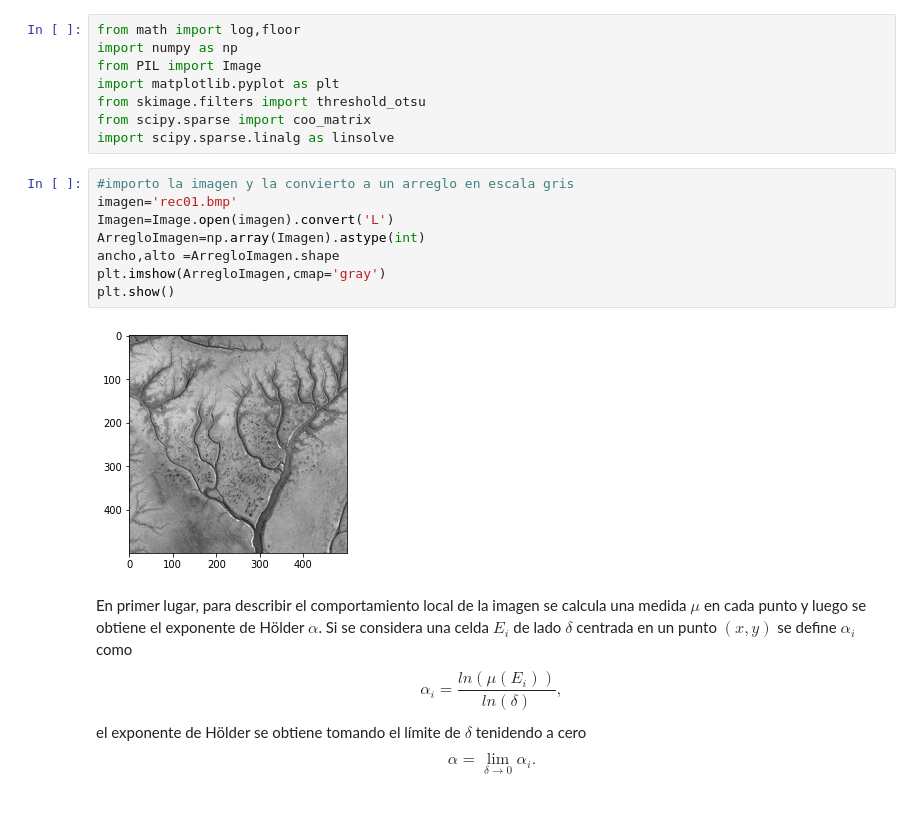
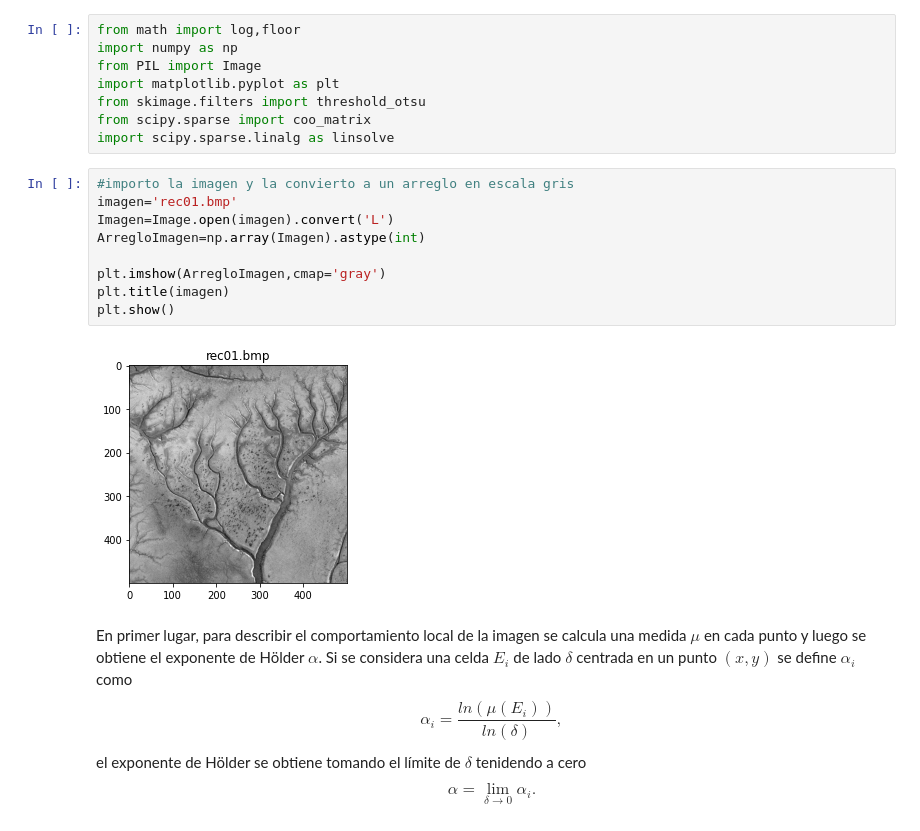
Before and after one commit to JuanCruzFM/Procesamiento-Digital-de-Imagenes, a Jupyter notebook: MultifractalBoxDimension.ipynb, the cells around one changed output. Cells and saved outputs as stored; diff of their text form.

```diff
--- a/MultifractalBoxDimension.ipynb
+++ b/MultifractalBoxDimension.ipynb
@@ -15,13 +15,14 @@ import scipy.sparse.linalg as linsolve
 # %%
 #importo la imagen y la convierto a un arreglo en escala gris
 imagen='rec01.bmp'
 Imagen=Image.open(imagen).convert('L')
 ArregloImagen=np.array(Imagen).astype(int)
-ancho,alto =ArregloImagen.shape
+
 plt.imshow(ArregloImagen,cmap='gray')
+plt.title(imagen)
 plt.show()
 # %% [output]
-[figure, old version]
+[figure, new version]
 # %% [markdown]
 En primer lugar, para describir el comportamiento local de la imagen se
 calcula una medida $\mu$ en cada punto y luego se obtiene el exponente de Hölder $\alpha$. Si se considera una celda $E_{i}$ de lado $\delta$ centrada en un punto $(x,y)$ se define $\alpha_{i}$ como
```
Also changed, not shown: parts of 22 cells of this notebook.
